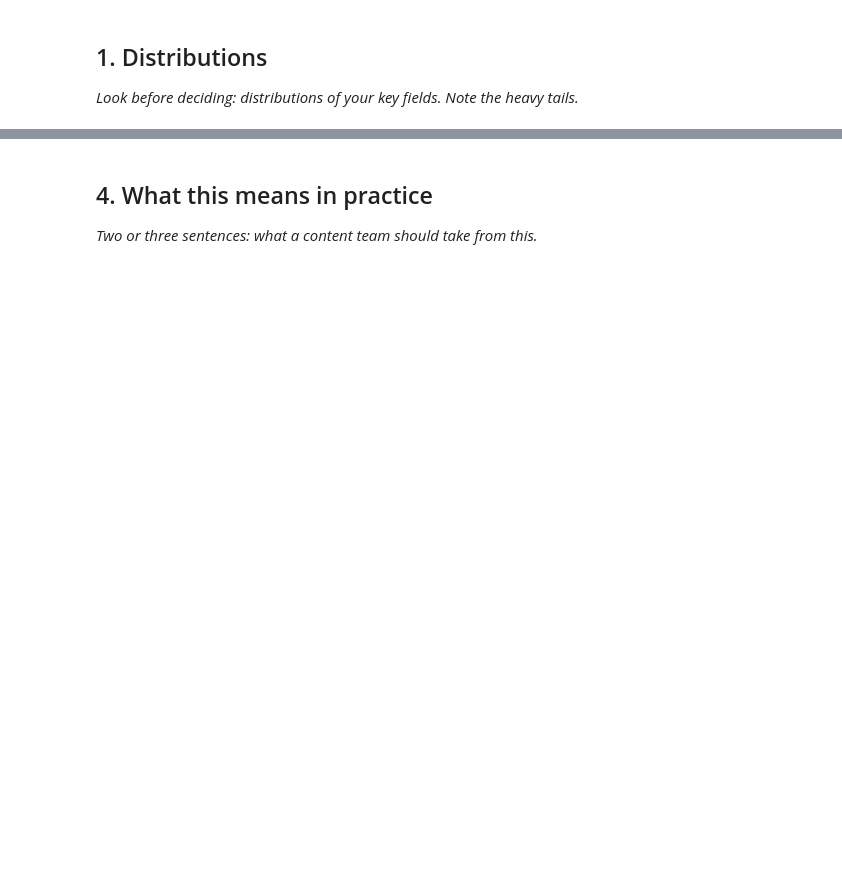
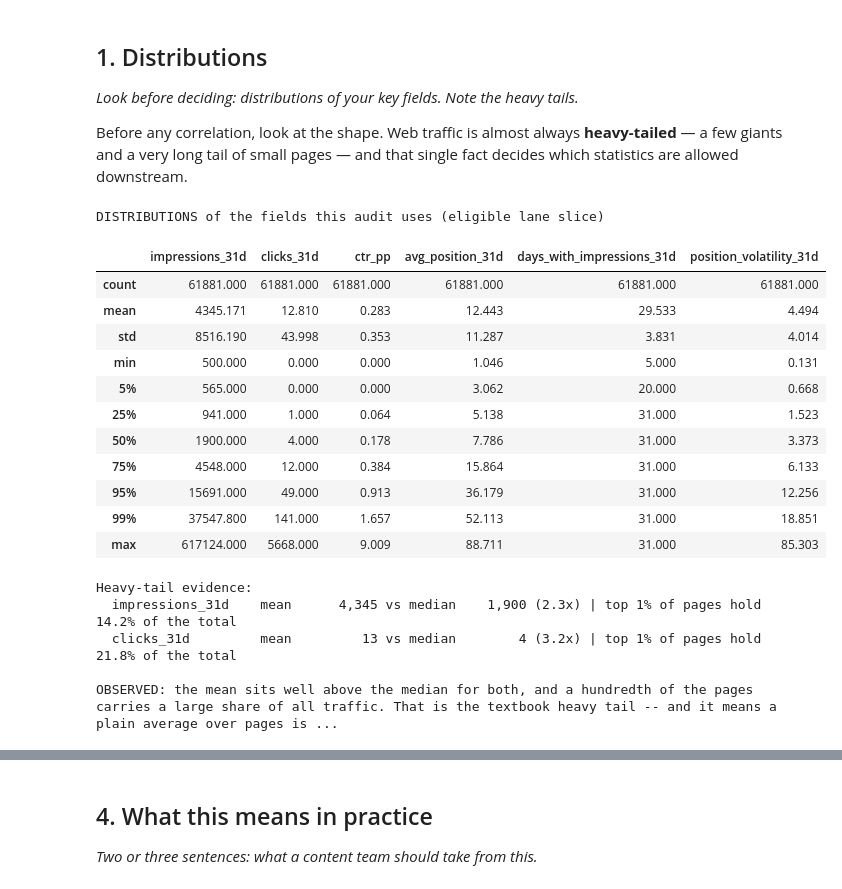
Before and after one commit to widadfatimakhan/flyrank-internship-ml, a Jupyter notebook: work/notebooks/w04_signal_audit.ipynb, the cells around one changed output, grey strips where cells are left out. Saved outputs shown, nothing was run; the diff lists cells and outputs as text; code cells hidden in the pictures; blank space fills up the shorter version.

```diff
--- a/work/notebooks/w04_signal_audit.ipynb
+++ b/work/notebooks/w04_signal_audit.ipynb
@@ -10,3 +88,7 @@ This skeleton is yours to fill. Work the sections **in order** — each one has
 ## 1. Distributions
 
 *Look before deciding: distributions of your key fields. Note the heavy tails.*
+
+Before any correlation, look at the shape. Web traffic is almost always **heavy-tailed** — a few
+giants and a very long tail of small pages — and that single fact decides which statistics are
+allowed downstream.
@@ -15,0 +95,37 @@ This skeleton is yours to fill. Work the sections **in order** — each one has
+# %%
+# This cell is for CODE (numbers, a query, a check).
+# Write your text answer in the cell ABOVE this one — typing sentences here breaks Run All.
+
+KEY = ["impressions_31d", "clicks_31d", "ctr_pp", "avg_position_31d",
+       "days_with_impressions_31d", "position_volatility_31d"]
+print("DISTRIBUTIONS of the fields this audit uses (eligible lane slice)")
+display(lane[KEY].describe(percentiles=[.05, .25, .5, .75, .95, .99]).round(3))
+
+print("\nHeavy-tail evidence:")
+for c in ["impressions_31d", "clicks_31d"]:
+    s = lane[c]
+    top1 = s.nlargest(max(1, int(len(s) * 0.01))).sum() / max(s.sum(), 1)
+    print(f"  {c:18} mean {s.mean():>10,.0f} vs median {s.median():>8,.0f} "
+          f"({s.mean()/max(s.median(),1):.1f}x) | top 1% of pages hold {top1:.1%} of the total")
+print("\nOBSERVED: the mean sits well above the median for both, and a hundredth of the pages "
+      "carries a large share of all traffic. That is the textbook heavy tail -- and it means a "
+      "plain average over pages is a statement about the giants, not about a typical page.")
+# %% [output]
+DISTRIBUTIONS of the fields this audit uses (eligible lane slice)
+|  | impressions_31d | clicks_31d | ctr_pp | avg_position_31d | days_with_impressions_31d | position_volatility_31d |
+| count | 61881.000 | 61881.000 | 61881.000 | 61881.000 | 61881.000 | 61881.000 |
+| mean | 4345.171 | 12.810 | 0.283 | 12.443 | 29.533 | 4.494 |
+| std | 8516.190 | 43.998 | 0.353 | 11.287 | 3.831 | 4.014 |
+| min | 500.000 | 0.000 | 0.000 | 1.046 | 5.000 | 0.131 |
+| 5% | 565.000 | 0.000 | 0.000 | 3.062 | 20.000 | 0.668 |
+| 25% | 941.000 | 1.000 | 0.064 | 5.138 | 31.000 | 1.523 |
+| 50% | 1900.000 | 4.000 | 0.178 | 7.786 | 31.000 | 3.373 |
+| 75% | 4548.000 | 12.000 | 0.384 | 15.864 | 31.000 | 6.133 |
+| 95% | 15691.000 | 49.000 | 0.913 | 36.179 | 31.000 | 12.256 |
+| 99% | 37547.800 | 141.000 | 1.657 | 52.113 | 31.000 | 18.851 |
+| max | 617124.000 | 5668.000 | 9.009 | 88.711 | 31.000 | 85.303 |
+Heavy-tail evidence:
+  impressions_31d    mean      4,345 vs median    1,900 (2.3x) | top 1% of pages hold 14.2% of the total
+  clicks_31d         mean         13 vs median        4 (3.2x) | top 1% of pages hold 21.8% of the total
+
+OBSERVED: the mean sits well above the median for both, and a hundredth of the pages carries a large share of all traffic. That is the textbook heavy tail -- and it means a plain average over pages is ...
```
Also changed, not shown: parts of 26 cells of this notebook.
